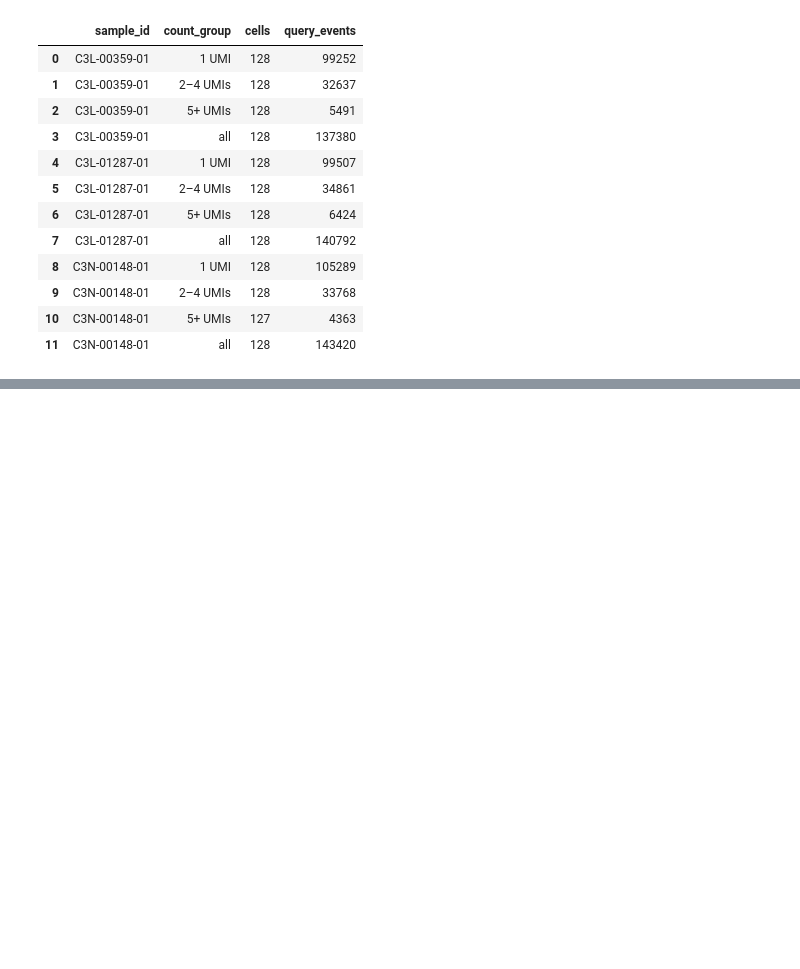
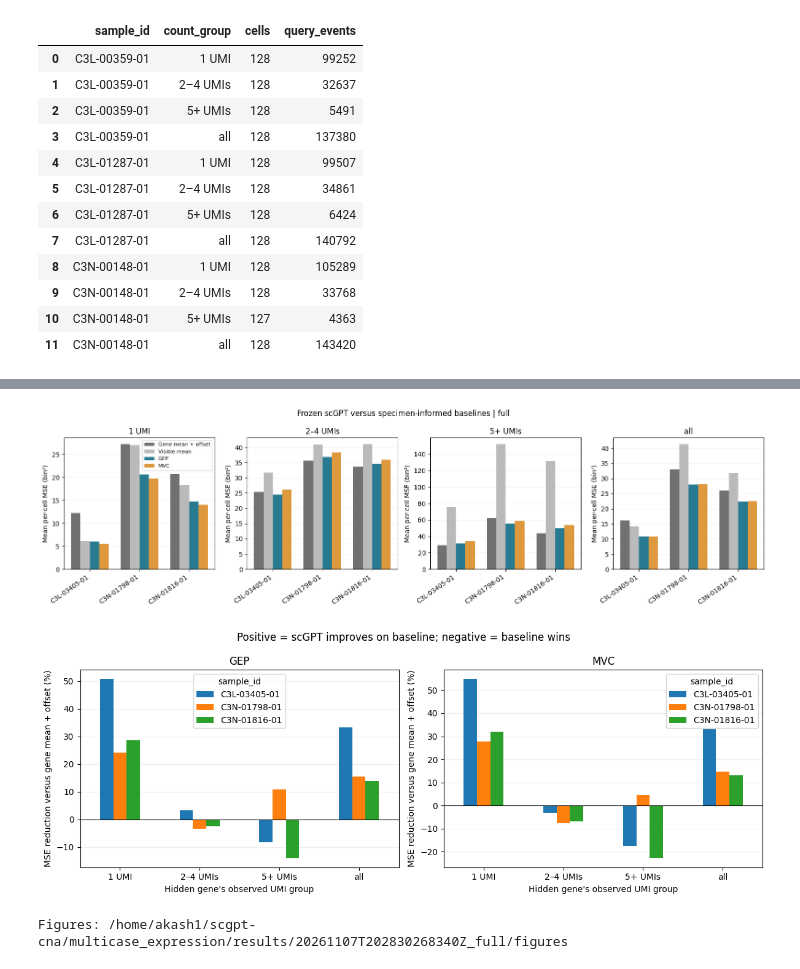
Before and after one commit to AkashPrasad2/scgpt-cna, a Jupyter notebook: notebooks/05-scGPT_benchmarking.ipynb, the cells around one changed output, grey strips where cells are left out. Drawn from its saved outputs; the diff is of its cells as text; code cells hidden in the pictures; blank space fills up the shorter version.

Commit message:
Analyzing why scgpt performs better on singletons

```diff
--- a/notebooks/05-scGPT_benchmarking.ipynb
+++ b/notebooks/05-scGPT_benchmarking.ipynb
@@ -945,0 +1849,53 @@ Figures: /home/akash1/scgpt-cna/multicase_expression/results/20261105T2128423167
+# %%
+# 8 — Two compact report figures: native-bin loss and advantage over the strong baseline.
+import matplotlib.pyplot as plt
+
+figure_dir = RUN_DIR / "figures"
+figure_dir.mkdir(exist_ok=True)
+sample_order = list(dict.fromkeys(all_summary["sample_id"]))
+methods = ["gene_mean_plus_offset", "visible_mean", "GEP", "MVC"]
+colors = ["#717171", "#BABABA", "#287A91", "#DE993E"]
+labels = ["Gene mean + offset", "Visible mean", "GEP", "MVC"]
+
+fig, axes = plt.subplots(1, 4, figsize=(16, 4.5), squeeze=False)
+for ax, group in zip(axes[0], COUNT_GROUPS):
+    table = all_summary.loc[all_summary["count_group"].eq(group)].pivot(
+        index="sample_id", columns="method", values="mean_MSE").reindex(index=sample_order, columns=methods)
+    x = np.arange(len(sample_order))
+    width = 0.19
+    for k, (method, color, label) in enumerate(zip(methods, colors, labels)):
+        ax.bar(x + (k - 1.5) * width, table[method], width, label=label, color=color)
+    ax.set_title(group)
+    ax.set_xticks(x, sample_order, rotation=35, ha="right")
+    ax.set_ylabel("Mean per-cell MSE (bin²)")
+    ax.grid(axis="y", alpha=0.2)
+    ax.set_axisbelow(True)
+axes[0, 0].legend(fontsize=8)
+fig.suptitle(f"Frozen scGPT versus specimen-informed baselines | {MODE}")
+fig.tight_layout()
+fig.savefig(figure_dir / "mse_by_specimen_and_umi_group.png", dpi=200, bbox_inches="tight")
+fig.savefig(figure_dir / "mse_by_specimen_and_umi_group.pdf", bbox_inches="tight")
+plt.show()
+
+fig, axes = plt.subplots(1, 2, figsize=(12, 4.5), squeeze=False)
+for ax, head in zip(axes[0], ["GEP", "MVC"]):
+    table = all_summary.loc[all_summary["method"].eq(head)].pivot(
+        index="count_group", columns="sample_id", values="percent_MSE_reduction"
+    ).reindex(COUNT_GROUPS)
+    table.reindex(columns=sample_order).plot.bar(ax=ax, rot=0)
+    ax.axhline(0, color="black", linewidth=0.8)
+    ax.set_title(head)
+    ax.set_xlabel("Hidden gene's observed UMI group")
+    ax.set_ylabel("MSE reduction versus gene mean + offset (%)")
+    ax.grid(axis="y", alpha=0.2)
+    ax.set_axisbelow(True)
+fig.suptitle("Positive = scGPT improves on baseline; negative = baseline wins")
+fig.tight_layout()
+fig.savefig(figure_dir / "relative_gain_by_specimen.png", dpi=200, bbox_inches="tight")
+fig.savefig(figure_dir / "relative_gain_by_specimen.pdf", bbox_inches="tight")
+plt.show()
+print("Figures:", figure_dir)
+# %% [output]
+[figure, added]
+[figure, added]
+Figures: /home/akash1/scgpt-cna/multicase_expression/results/20261107T202830268340Z_full/figures
```
Also changed, not shown: parts of 23 cells of this notebook.
